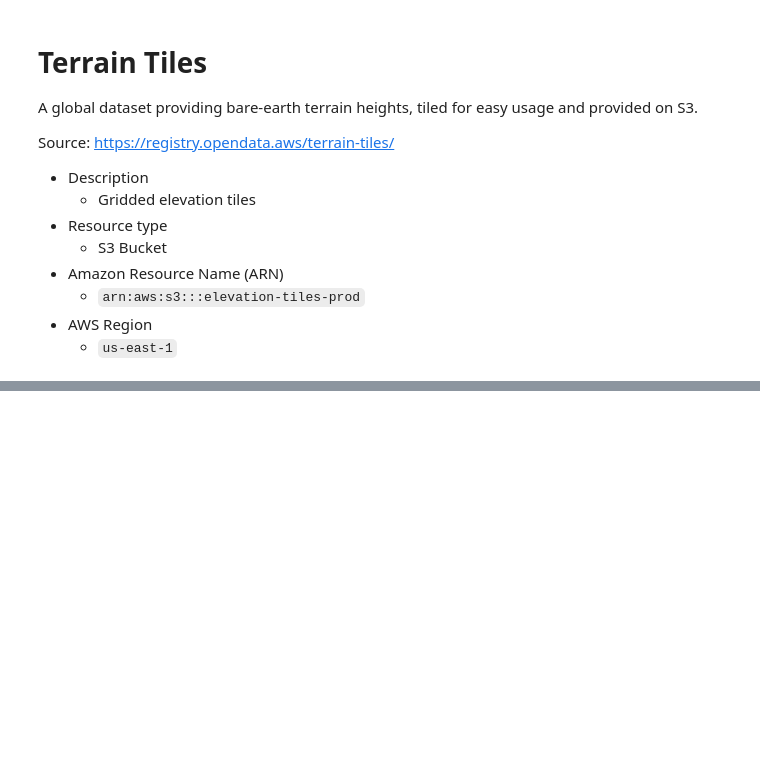
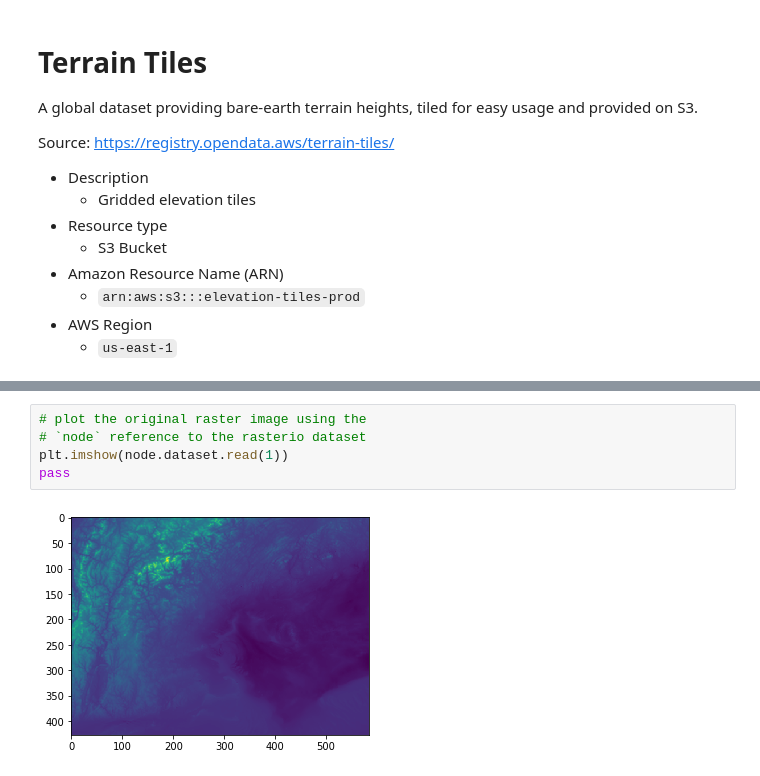
Before and after one commit to creare-com/podpac-examples, a Jupyter notebook: notebooks/demos/Terrain-Tiles.ipynb, the cells around one changed output, grey strips where cells are left out. Drawn from its saved outputs; the diff is of its cells as text; blank space fills up the shorter version.

```diff
--- a/notebooks/demos/Terrain-Tiles.ipynb
+++ b/notebooks/demos/Terrain-Tiles.ipynb
@@ -39,0 +98,7 @@ output.plot()
+# %%
+# plot the original raster image using the
+# `node` reference to the rasterio dataset
+plt.imshow(node.dataset.read(1))
+pass
+# %% [output]
+[figure, added]
```
Also changed, not shown: parts of 19 cells of this notebook, 2 other files.
